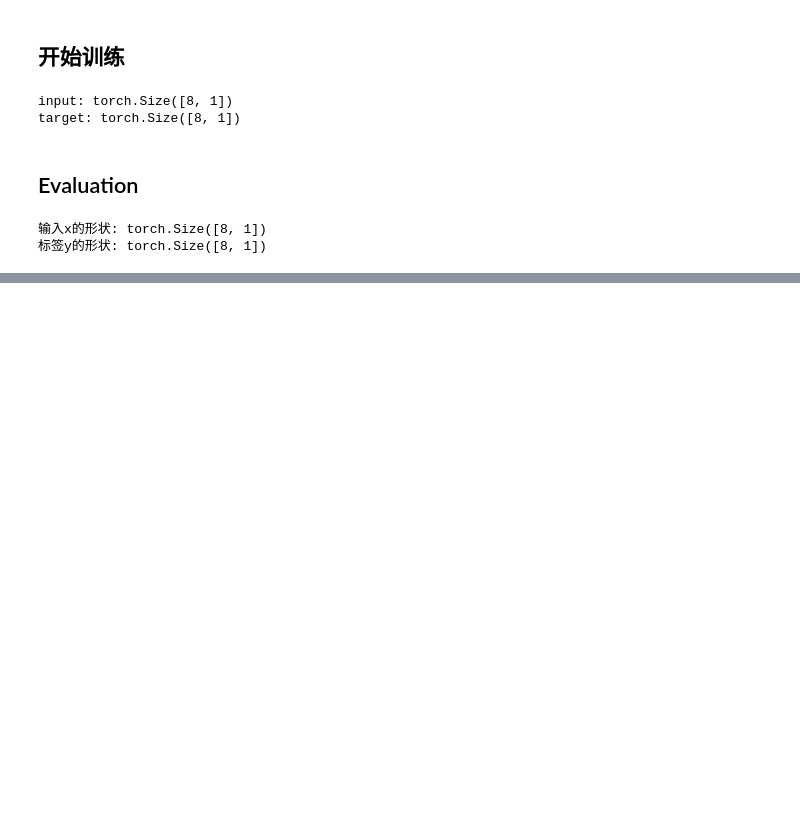
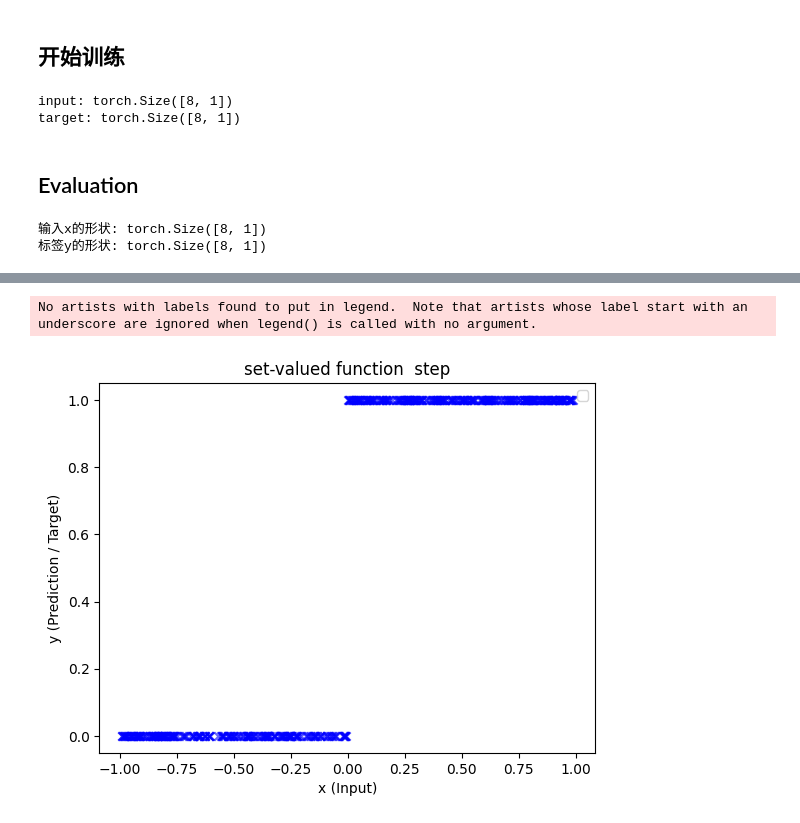
Before and after one commit to Junb0Dong/ibc-torch, a Jupyter notebook: mycode/simplify_2d.ipynb, the cells around one changed output, grey strips where cells are left out. Saved outputs shown, nothing was run; the diff lists cells and outputs as text; code cells hidden in the pictures; blank space fills up the shorter version.

```diff
--- a/mycode/simplify_2d.ipynb
+++ b/mycode/simplify_2d.ipynb
@@ -343,3 +379,42 @@ experiment_name: explicit_step_train_30
+# %%
+xs = np.concatenate(all_inputs, axis=0).flatten()
+ys_pred = np.concatenate(all_preds, axis=0)
+ys_target = np.concatenate(all_targets, axis=0)
+
+plt.figure()
+
+if ys.ndim == 1 or ys.shape[1] == 1:
+    # 普通 1D 情况
+    plt.scatter(xs, ys.flatten(), marker="x", c="blue", alpha=0.6)
+
+else:
+    # 分别绘制 line / upper_arc / lower_arc
+    plt.scatter(xs, ys_pred[:, 0], marker="o", c="blue", alpha=0.6, label = "prediction")
+    plt.scatter(xs, ys_pred[:, 1], marker="o", c="blue", alpha=0.6)
+    plt.scatter(xs, ys_pred[:, 2], marker="o", c="blue", alpha=0.6)
+    plt.scatter(xs, ys_target[:, 0], marker="x", c="black", alpha=0.6, label = "ground truth")
+    plt.scatter(xs, ys_target[:, 1], marker="x", c="black", alpha=0.6)
+    plt.scatter(xs, ys_target[:, 2], marker="x", c="black", alpha=0.6)
+
+
+# 4. 原有图表配置（保持不变，可补充图例）
+plt.title(f"set-valued function  {train_dataset_config.mode}")
+plt.xlabel("x (Input)")       # 明确x轴含义（input值）
+plt.ylabel("y (Prediction / Target)")  # 明确y轴含义（包含预测和目标）
+plt.legend()  # 显示图例（区分两组数据，关键！）
+
+plt.savefig(
+    f"{experiment.identifier}_plot.png",
+    dpi=300,
+    bbox_inches="tight",
+    facecolor="white"
+)
+
+# 最后显示图片
+plt.show()
+# %% [output]
+No artists with labels found to put in legend.  Note that artists whose label start with an underscore are ignored when legend() is called with no argument.
+[figure, added]
 # %%
 # all_inputs, all_preds, all_targets 已经是每个 batch 的 numpy 数组
 xs = np.concatenate(all_inputs, axis=0).flatten()
```
Also changed, not shown: parts of 9 cells of this notebook, 3 other files.
